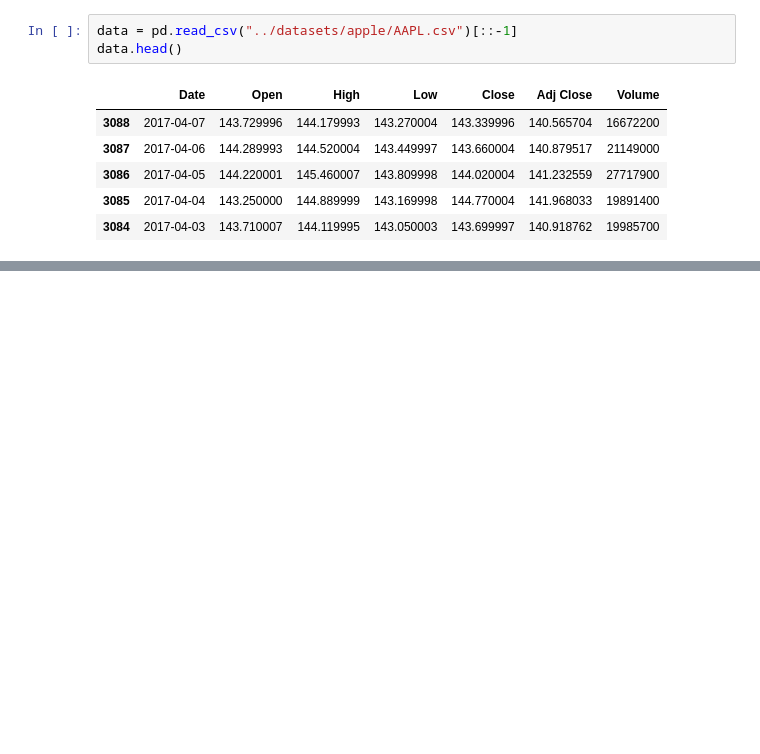
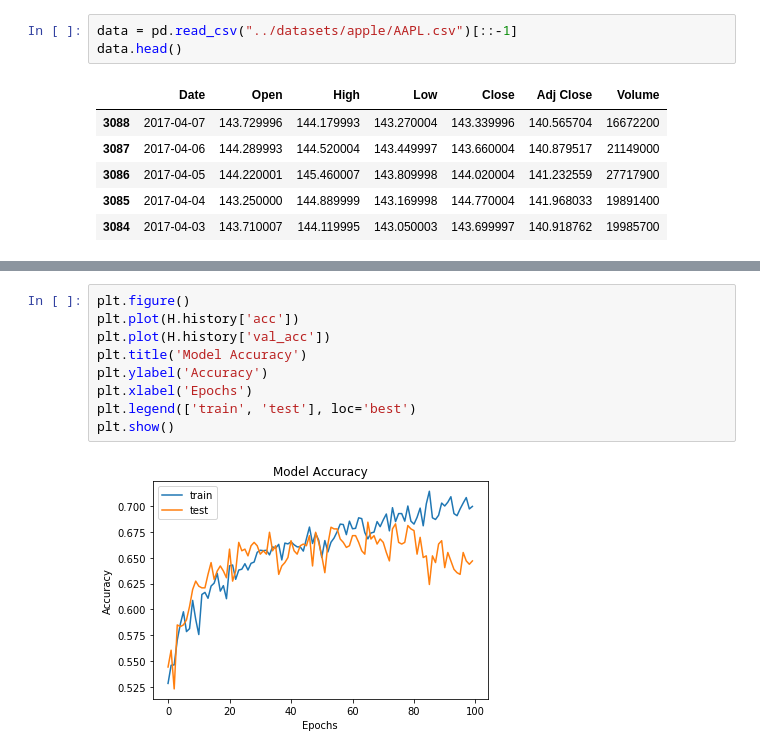
Before and after one commit to gowrishankarin/data_science, a Jupyter notebook: trading/honchar/c02-multivariate_forecasting/001_MultivariateStarter.ipynb, the cells around one changed output, grey strips where cells are left out. Drawn from its saved outputs; the diff is of its cells as text; blank space fills up the shorter version.

```diff
--- a/trading/honchar/c02-multivariate_forecasting/001_MultivariateStarter.ipynb
+++ b/trading/honchar/c02-multivariate_forecasting/001_MultivariateStarter.ipynb
@@ -28,0 +191,11 @@ data.head()
+# %%
+plt.figure()
+plt.plot(H.history['acc'])
+plt.plot(H.history['val_acc'])
+plt.title('Model Accuracy')
+plt.ylabel('Accuracy')
+plt.xlabel('Epochs')
+plt.legend(['train', 'test'], loc='best')
+plt.show()
+# %% [output]
+[figure, added]
```
Also changed, not shown: parts of 14 cells of this notebook.
